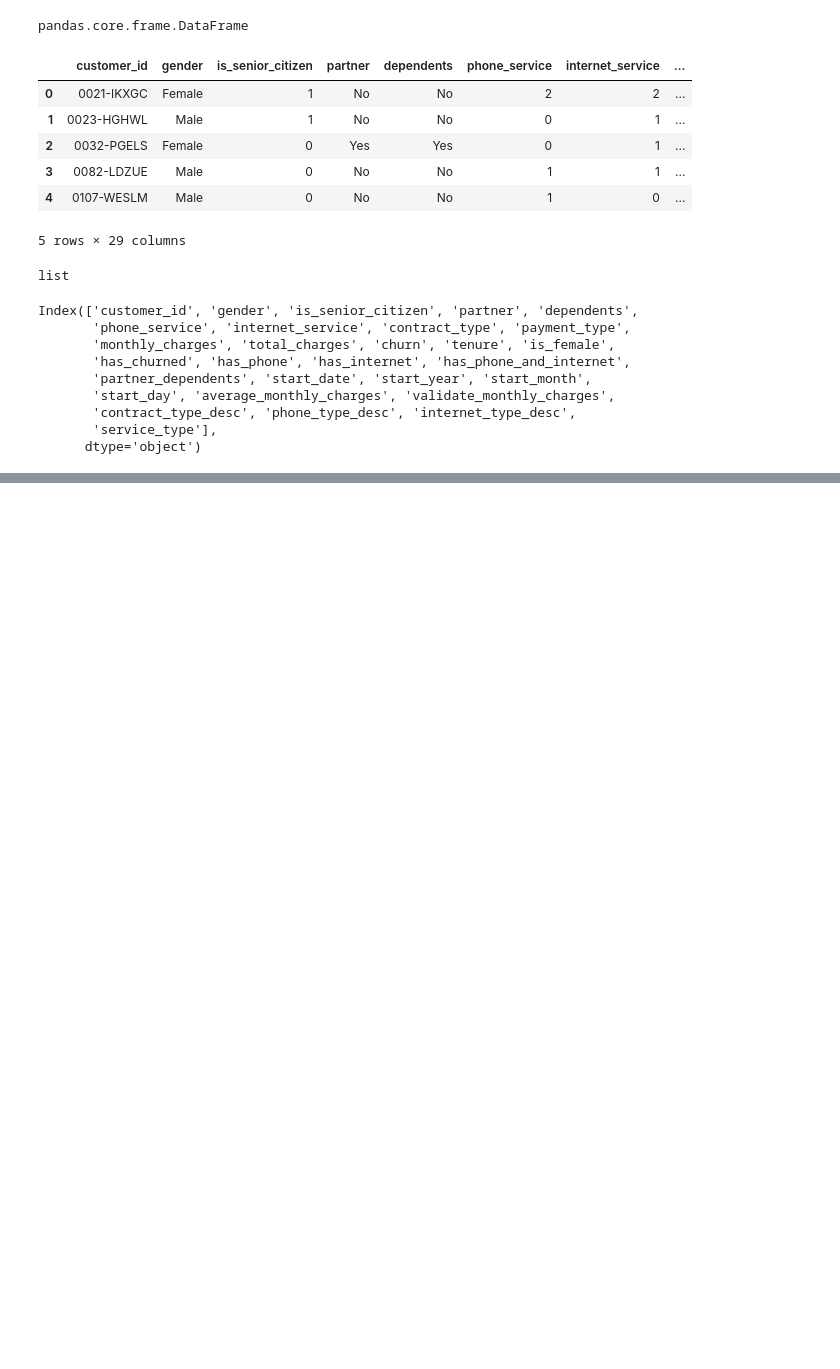
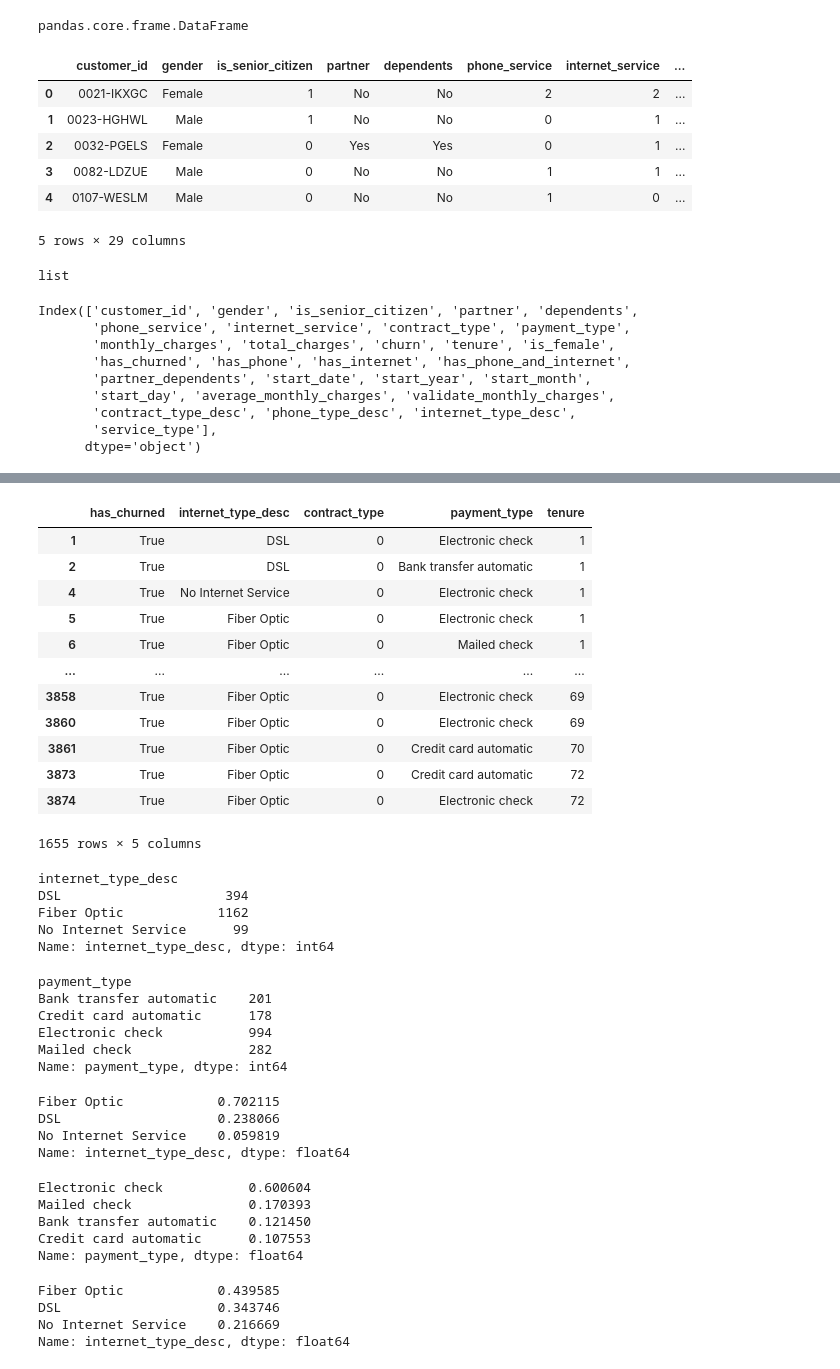
Before and after one commit to Brooke-Holyoak/numpy-pandas-visualization-exercises, a Jupyter notebook: telco_viz1_project.ipynb, the cells around one changed output, grey strips where cells are left out. Drawn from its saved outputs; the diff is of its cells as text; code cells hidden in the pictures; blank space fills up the shorter version.

```diff
--- a/telco_viz1_project.ipynb
+++ b/telco_viz1_project.ipynb
@@ -79,0 +116,69 @@ SyntaxError: invalid syntax (<ipython-input-81-6d326bb03396>, line 1)
+# %%
+mtm_churned = churn_cust[churn_cust['contract_type']== 0]
+mtm_churned
+#now i have only customers who have churned and who are on mtm plans. I am interested in why MTM customers have churned.
+# %% [output]
+|  | has_churned | internet_type_desc | contract_type | payment_type | tenure |
+| 1 | True | DSL | 0 | Electronic check | 1 |
+| 2 | True | DSL | 0 | Bank transfer automatic | 1 |
+| 4 | True | No Internet Service | 0 | Electronic check | 1 |
+| 5 | True | Fiber Optic | 0 | Electronic check | 1 |
+| 6 | True | Fiber Optic | 0 | Mailed check | 1 |
+| ... | ... | ... | ... | ... | ... |
+| 3858 | True | Fiber Optic | 0 | Electronic check | 69 |
+| 3860 | True | Fiber Optic | 0 | Electronic check | 69 |
+| 3861 | True | Fiber Optic | 0 | Credit card automatic | 70 |
+| 3873 | True | Fiber Optic | 0 | Credit card automatic | 72 |
+| 3874 | True | Fiber Optic | 0 | Electronic check | 72 |
+1655 rows × 5 columns
+# %%
+# using the below code as an example of how to get counts of fiber,dsl,no internet
+
+# mpg.groupby('manufacturer').manufacturer.count()
+# how many manufacturers are there, I first grouped by manufacturer, then count how many rows
+
+mtm_churned.groupby('internet_type_desc').internet_type_desc.count()
+# %% [output]
+internet_type_desc
+DSL                     394
+Fiber Optic            1162
+No Internet Service      99
+Name: internet_type_desc, dtype: int64
+# %%
+#now let's look at the payment type
+mtm_churned.groupby('payment_type').payment_type.count()
+# %% [output]
+payment_type
+Bank transfer automatic    201
+Credit card automatic      178
+Electronic check           994
+Mailed check               282
+Name: payment_type, dtype: int64
+# %%
+mtm_churned.internet_type_desc.value_counts(normalize = True)
+#70% of mtm churned customers have fiber
+# %% [output]
+Fiber Optic            0.702115
+DSL                    0.238066
+No Internet Service    0.059819
+Name: internet_type_desc, dtype: float64
+# %%
+mtm_churned.payment_type.value_counts(normalize = True)
+#60% of mtm churned customers pay by e-check
+# %% [output]
+Electronic check           0.600604
+Mailed check               0.170393
+Bank transfer automatic    0.121450
+Credit card automatic      0.107553
+Name: payment_type, dtype: float64
+# %%
+#now let's compare those with the total of customers
+
+df.internet_type_desc.value_counts(normalize = True)
+#this is percentage of the whole, not just churned customers
+#only 43% of the total customers have fiber
+# %% [output]
+Fiber Optic            0.439585
+DSL                    0.343746
+No Internet Service    0.216669
+Name: internet_type_desc, dtype: float64
```
Also changed, not shown: parts of 7 cells of this notebook, 1 other file.
